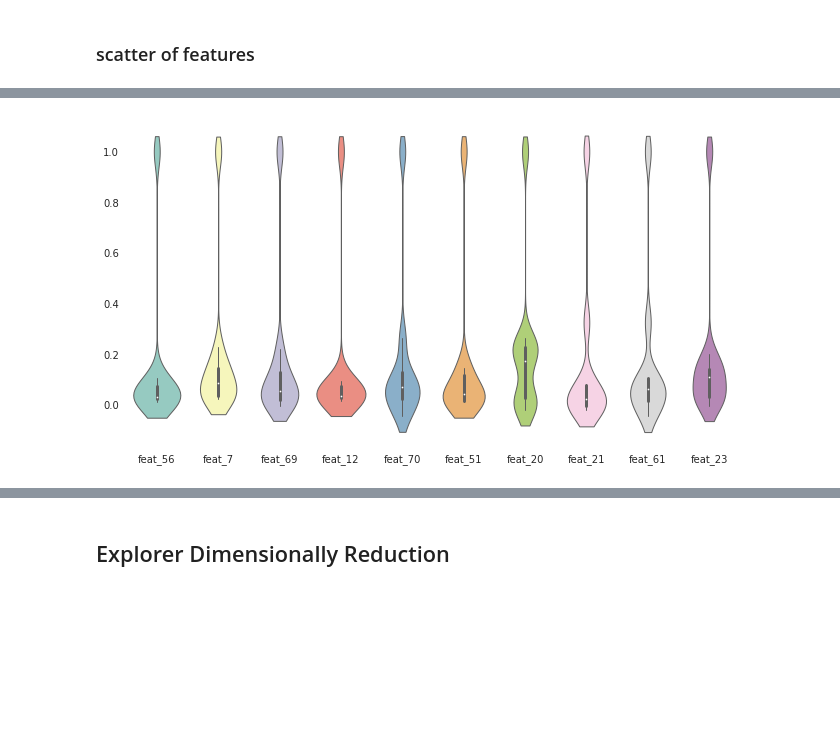
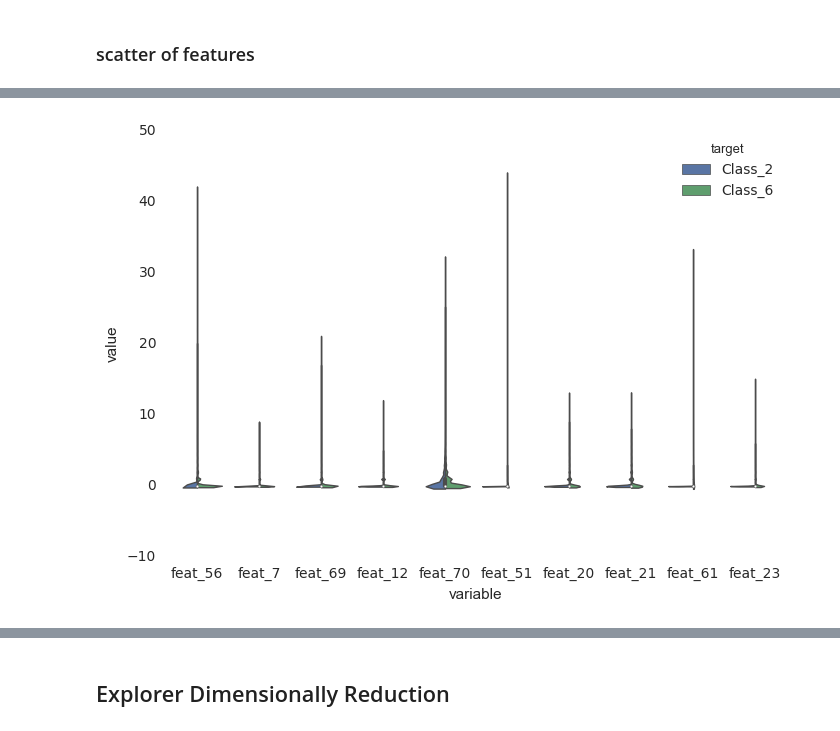
Before and after one commit to eeddaann/data-mining-project, a Jupyter notebook: Untitled.ipynb, the cells around one changed output, grey strips where cells are left out. Drawn from its saved outputs; the diff is of its cells as text; code cells hidden in the pictures; blank space fills up the shorter version.

Commit message:
Updat violin graph

```diff
--- a/Untitled.ipynb
+++ b/Untitled.ipynb
@@ -80,16 +92,13 @@ plt.show()
 # %%
 import seaborn as sns
 sns.set(style="white")
-corr = X.corr()
-corr_df = X.corr()
-
+tmp = 0
 # Set up the matplotlib figure
-f, ax = plt.subplots(figsize=(11, 6))
-
 # Draw a violinplot with a narrower bandwidth than the default
-sns.violinplot(data=corr_df, palette="Set3", bw=.2, cut=1, linewidth=1)
-
+#sns.violinplot(x= y='feat_56',hue='target',data=data, palette={"Class_2": "b", "Class_6": "y"}, split=True)
+violin_df = pd.melt(data, value_vars=[feature for feature in X], id_vars='target')
+sns.violinplot(x='variable', y='value', hue='target', data=violin_df, split=True,bw=.2, cut=1, linewidth=1)
 # Finalize the figure
 sns.despine(left=True, bottom=True)
 # %% [output]
-[figure, old version]
+[figure, new version]
```
Also changed, not shown: parts of 11 cells of this notebook.
